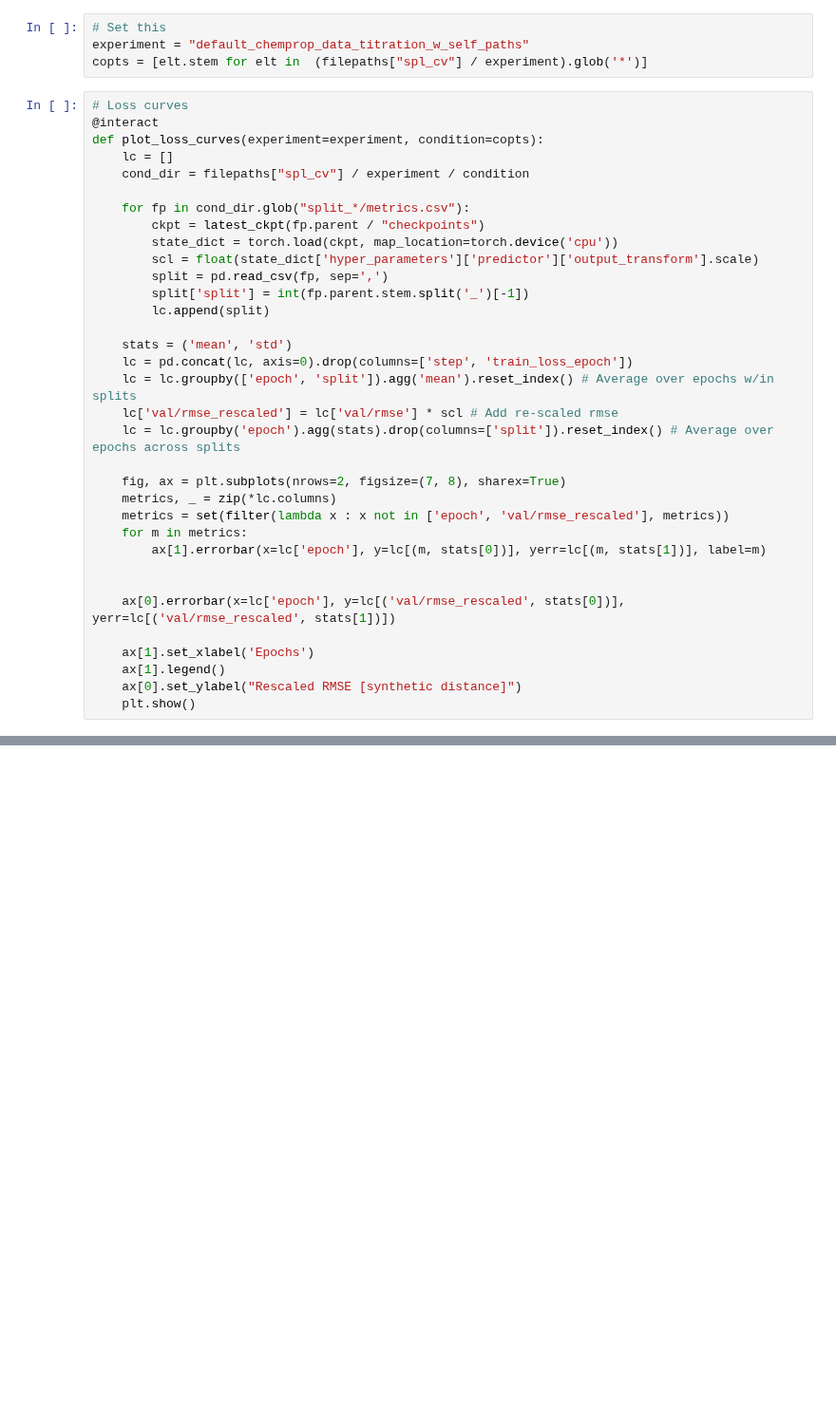
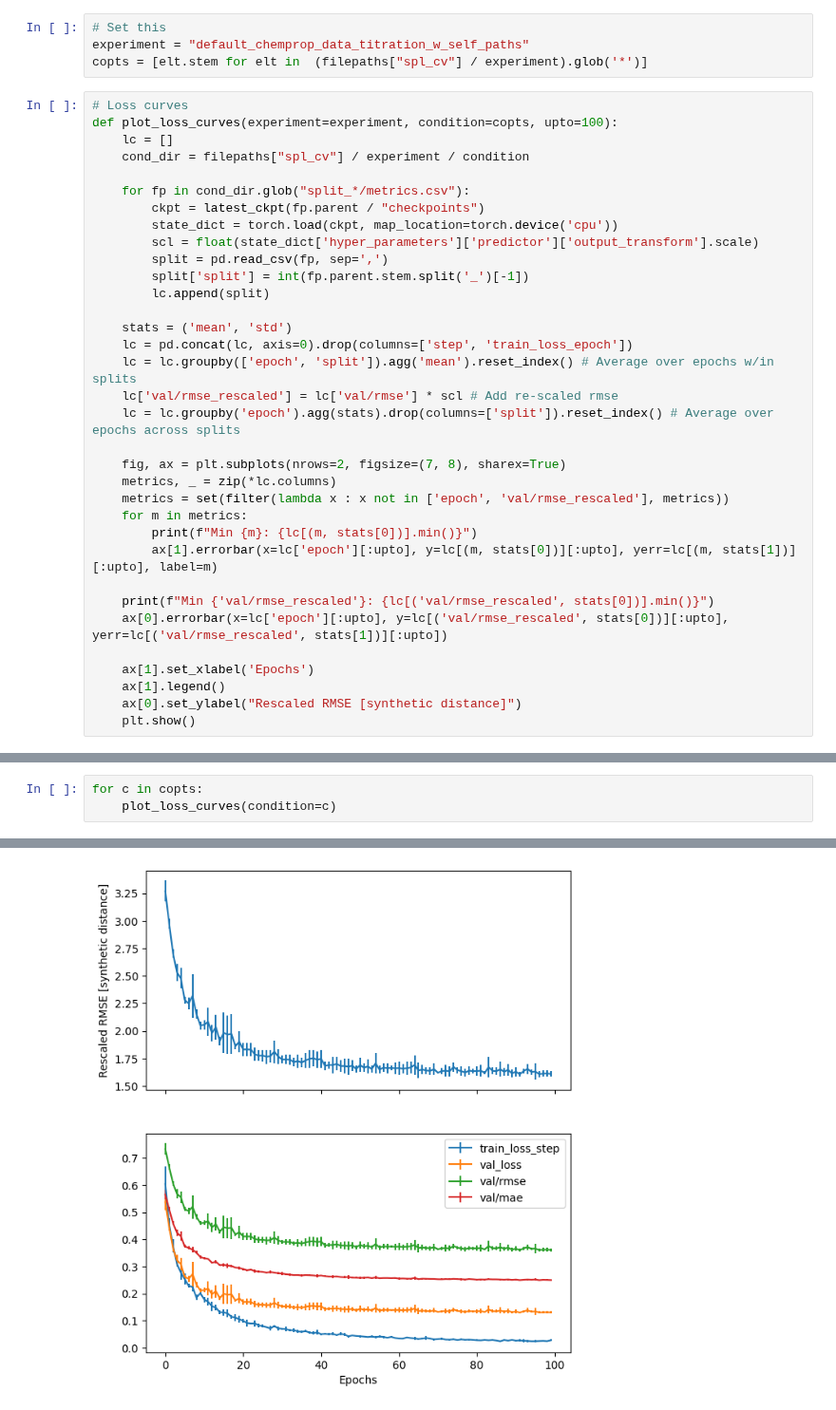
Before and after one commit to stefanpate/krxns, a Jupyter notebook: notebooks/view_loss_curves.ipynb, the cells around one changed output, grey strips where cells are left out. Shown at 95% size. Saved outputs shown, nothing was run; the diff lists cells and outputs as text; blank space fills up the shorter version.

```diff
--- a/notebooks/view_loss_curves.ipynb
+++ b/notebooks/view_loss_curves.ipynb
@@ -22,8 +22,7 @@ experiment = "default_chemprop_data_titration_w_self_paths"
 copts = [elt.stem for elt in  (filepaths["spl_cv"] / experiment).glob('*')]
 # %%
 # Loss curves
-@interact
-def plot_loss_curves(experiment=experiment, condition=copts):
+def plot_loss_curves(experiment=experiment, condition=copts, upto=100):
     lc = []
     cond_dir = filepaths["spl_cv"] / experiment / condition
 
@@ -45,10 +44,11 @@ def plot_loss_curves(experiment=experiment, condition=copts):
     metrics, _ = zip(*lc.columns)
     metrics = set(filter(lambda x : x not in ['epoch', 'val/rmse_rescaled'], metrics))
     for m in metrics:
-        ax[1].errorbar(x=lc['epoch'], y=lc[(m, stats[0])], yerr=lc[(m, stats[1])], label=m)
+        print(f"Min {m}: {lc[(m, stats[0])].min()}")
+        ax[1].errorbar(x=lc['epoch'][:upto], y=lc[(m, stats[0])][:upto], yerr=lc[(m, stats[1])][:upto], label=m)
 
-
-    ax[0].errorbar(x=lc['epoch'], y=lc[('val/rmse_rescaled', stats[0])], yerr=lc[('val/rmse_rescaled', stats[1])])
+    print(f"Min {'val/rmse_rescaled'}: {lc[('val/rmse_rescaled', stats[0])].min()}")
+    ax[0].errorbar(x=lc['epoch'][:upto], y=lc[('val/rmse_rescaled', stats[0])][:upto], yerr=lc[('val/rmse_rescaled', stats[1])][:upto])
 
     ax[1].set_xlabel('Epochs')
     ax[1].legend()
@@ -58,0 +62,4 @@ interactive(children=(Text(value='default_chemprop_data_titration_w_self_paths',
+# %%
+for c in copts:
+    plot_loss_curves(condition=c)
+# %% [output]
@@ -58,0 +71 @@ interactive(children=(Text(value='default_chemprop_data_titration_w_self_paths',
+[figure, added]
```
Also changed, not shown: parts of 4 cells of this notebook, 2 other files.
